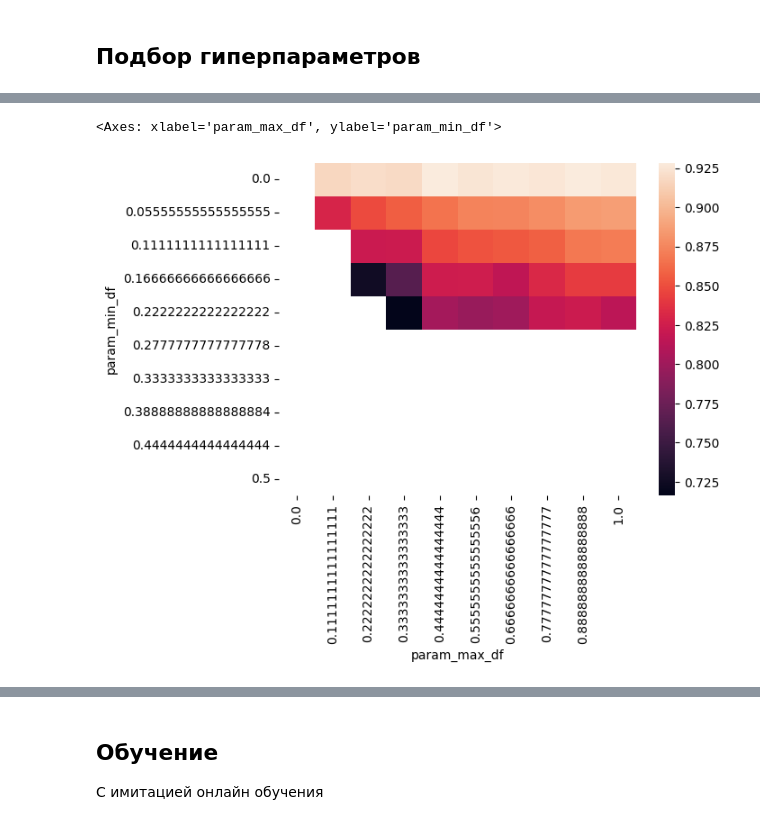
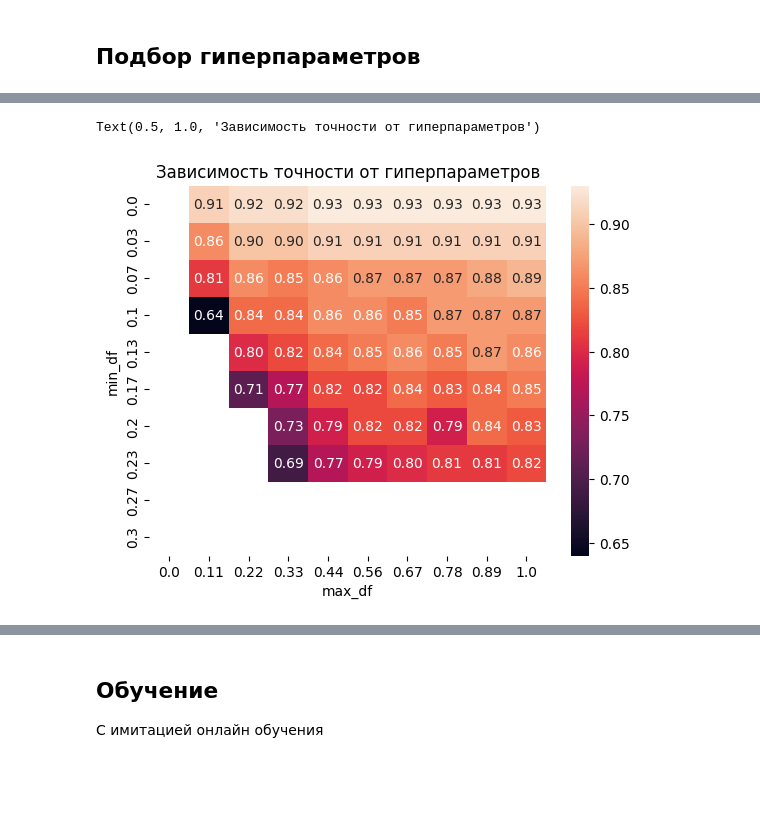
Before and after one commit to KirilinAM/fake_news_detector, a Jupyter notebook: main.ipynb, the cells around one changed output, grey strips where cells are left out. Drawn from its saved outputs; the diff is of its cells as text; code cells hidden in the pictures; blank space fills up the shorter version.

```diff
--- a/main.ipynb
+++ b/main.ipynb
@@ -130,10 +130,13 @@ GridSearchCV(estimator=fake_news_model(),
 # %%
 param_score = pd.DataFrame(grid_search.cv_results_)
 param_score = param_score[['param_min_df','param_max_df','mean_test_score']]
-sns.heatmap(param_score.pivot(index="param_min_df", columns="param_max_df", values="mean_test_score"),fmt=".2f",annot=True)
+param_score = param_score.rename(columns={'param_min_df': 'min_df', 'param_max_df': 'max_df'})
+param_score = param_score.round(2)
+ax = sns.heatmap(param_score.pivot(index="min_df", columns="max_df", values="mean_test_score"),fmt=".2f",annot=True)
+plt.title("Зависимость точности от гиперпараметров")
 # %% [output]
-<Axes: xlabel='param_max_df', ylabel='param_min_df'>
+Text(0.5, 1.0, 'Зависимость точности от гиперпараметров')
-[figure, old version]
+[figure, new version]
 # %%
 print(grid_search.best_score_)
 grid_search.best_params_
```
Also changed, not shown: parts of 6 cells of this notebook.
